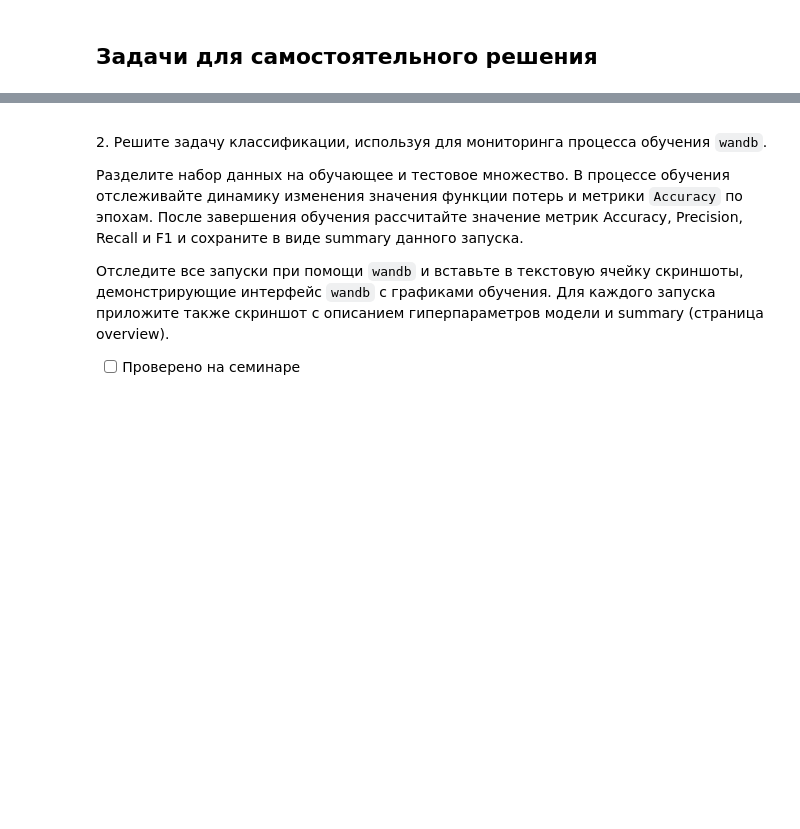
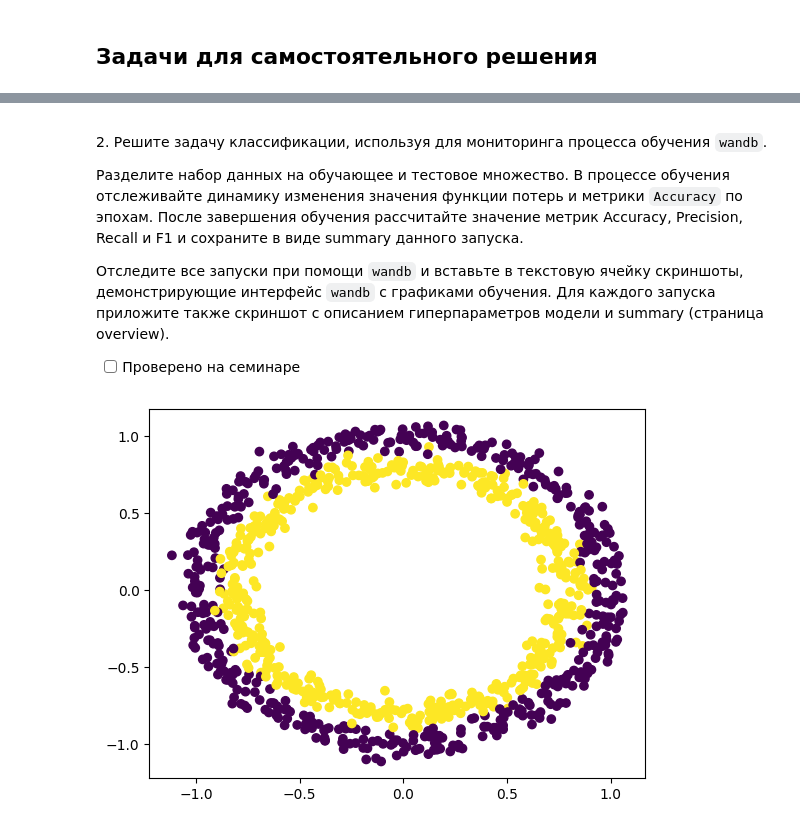
Before and after one commit to kekwak/Deep-Learning, a Jupyter notebook: 03_adv/03_1_monitoring.ipynb, the cells around one changed output, grey strips where cells are left out. Cells and saved outputs as stored; diff of their text form; code cells hidden in the pictures; blank space fills up the shorter version.

```diff
--- a/03_adv/03_1_monitoring.ipynb
+++ b/03_adv/03_1_monitoring.ipynb
@@ -342,7 +310,7 @@ critertion_3 = nn.MSELoss()
 **Модель 2:**<br>200 эпох + вывод каждые 50 эпох<br>`Linear(1, 32) -> ReLU() -> Linear(32, 4) -> ReLU() -> Linear(4, 1)` | ![Снимок экрана 2024-10-22 в 20.45.28.png](<attachment:Снимок экрана 2024-10-22 в 20.45.28.png>) ![Снимок экрана 2024-10-22 в 20.45.50.png](<attachment:Снимок экрана 2024-10-22 в 20.45.50.png>)
 **Модель 3:**<br>320 эпох + вывод каждые 80 эпох<br>`Linear(1, 128) -> ReLU() -> Linear(128, 64) -> ReLU() -> Linear(64, 32) -> ReLU() -> Linear(32, 1)` | ![Снимок экрана 2024-10-22 в 20.46.25.png](<attachment:Снимок экрана 2024-10-22 в 20.46.25.png>) ![Снимок экрана 2024-10-22 в 20.46.41.png](<attachment:Снимок экрана 2024-10-22 в 20.46.41.png>)
 # %% [markdown]
-<p class="task" id="2"></p>
+<p class='task' id='2'></p>
 
 2\. Решите задачу классификации, используя для мониторинга процесса обучения `wandb`.
 
@@ -358,3 +328,8 @@ from sklearn.datasets import make_circles
 X, y = make_circles(n_samples=1000, noise=0.05, random_state=42)
 X = th.FloatTensor(X)
 y = th.LongTensor(y)
+# %%
+plt.scatter(X[:, 0], X[:, 1], c=y)
+plt.show()
+# %% [output]
+[figure, added]
```
Also changed, not shown: parts of 41 cells of this notebook, 6 other files.
